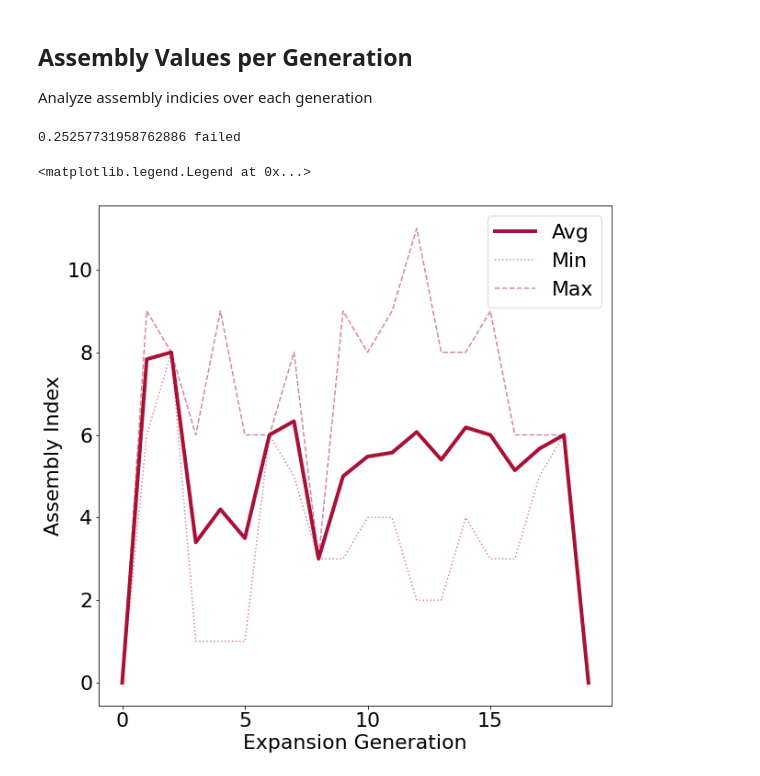
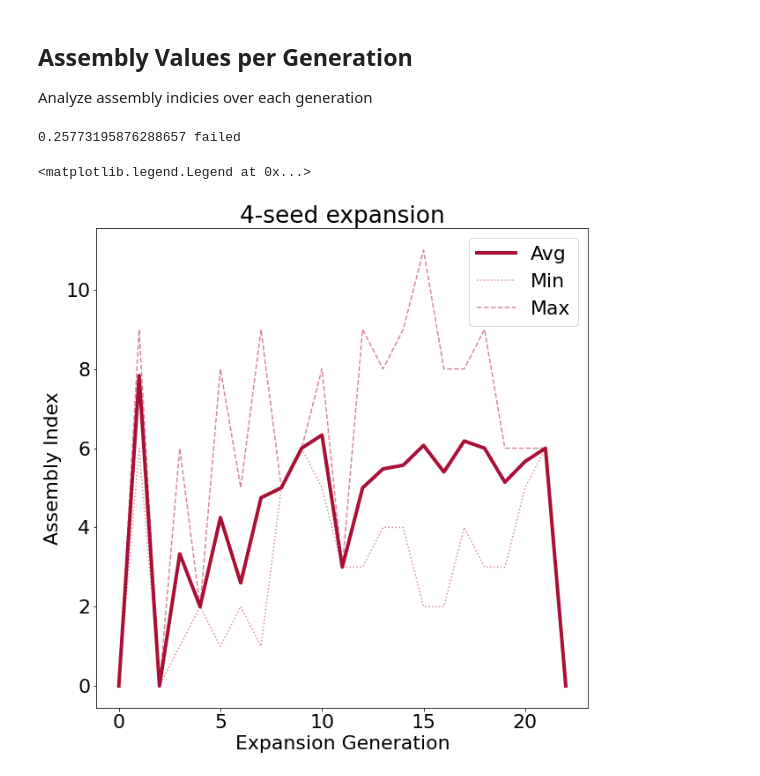
Before and after one commit to jfmalloy1/NetExp_2, a Jupyter notebook: assembly_index_analysis.ipynb, the cells around one changed output. Cells and saved outputs as stored; diff of their text form; code cells hidden in the pictures.

```diff
--- a/assembly_index_analysis.ipynb
+++ b/assembly_index_analysis.ipynb
@@ -17,7 +17,8 @@ plt.rcParams.update({'font.size': 22})
 Graph assembly values as generations increase
 # %%
 # Read in json dictionary of compounds & assembly indicies
-with open("Data/assembly_values_parallel_largeTimeout.json") as f:
+#Note: '1' at the end is the larger seed set expansion
+with open("Data/assembly_values_parallel_largeTimeout0.json") as f:
     assembly_values = json.load(f)
 # %%
 #Read in network expansion output
@@ -75,18 +76,19 @@ for cpds in df["compounds_new"]:
 # %%
 print(float(failed) / df["n_compounds_cumulative"].iloc[-1], "failed")
 # %% [output]
-0.25257731958762886 failed
+0.25773195876288657 failed
 # %%
 #Plot showing average assembly value, along with min & max
 plt.figure(figsize=(10,10))
 
 plt.plot(assembly_avgs, linewidth=4, label="Avg", color="#aa0f35")
 plt.plot(assembly_mins, alpha=0.5, color="#aa0f35", linestyle=":", label="Min")
 plt.plot(assembly_maxs, alpha=0.5, color="#aa0f35", linestyle="--", label="Max")
 
+plt.title("4-seed expansion")
 plt.ylabel("Assembly Index")
 plt.xlabel("Expansion Generation")
 plt.legend()
 # %% [output]
 <matplotlib.legend.Legend at 0x...>
-[figure, old version]
+[figure, new version]
```
Also changed, not shown: parts of 1 cell of this notebook, 6 other files.
